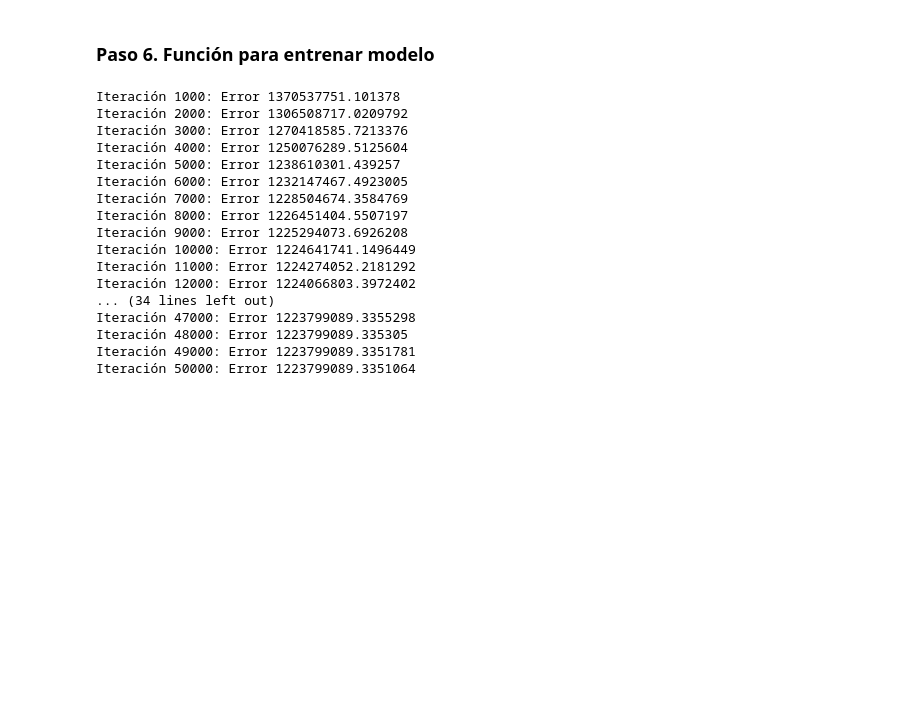
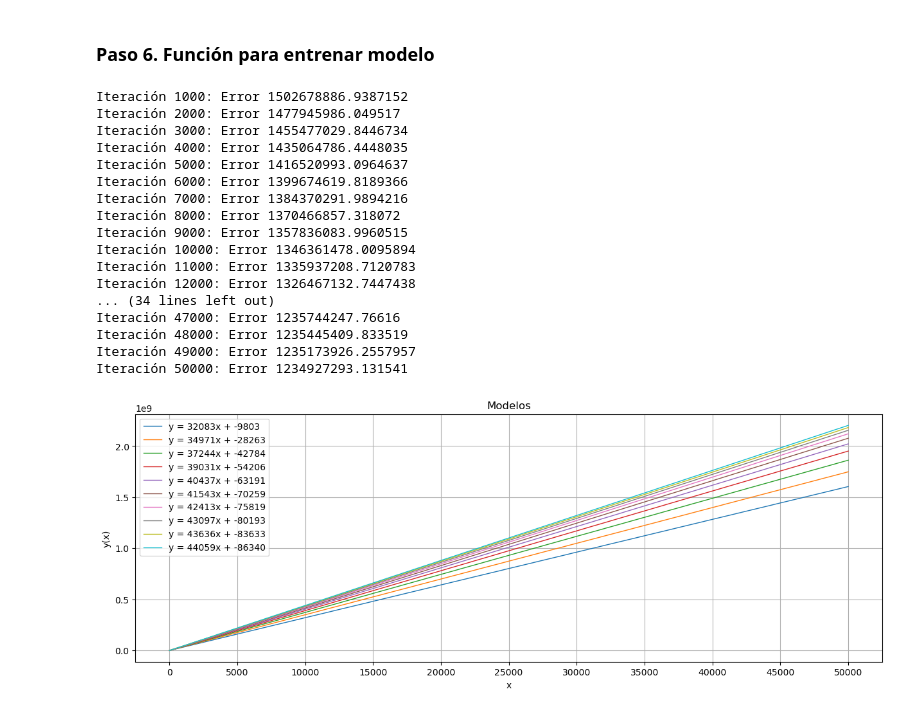
Before and after one commit to jriveramol/Proy_1_linear_regression, a Jupyter notebook: proyecto_24005123.ipynb, the cells around one changed output. Cells and saved outputs as stored; diff of their text form; code cells hidden in the pictures; blank space fills up the shorter version.

```diff
--- a/proyecto_24005123.ipynb
+++ b/proyecto_24005123.ipynb
@@ -134,8 +134,8 @@ def entrenar_modelo(x, y, epochs, imprimir_error_cada, alpha):
     vec_err = []
     ones = np.ones_like(x.reshape(-1,1))
     A = np.hstack([x.reshape(-1,1), ones])
-    b0 = 1000.0
-    b1 = 500.0#1.0
+    b0 = 10000.0
+    b1 = 5000.0
     betas = np.array([b1,b0])
     for n in range(1,epochs+1):
         y_pred = np.matmul(A, betas)
@@ -143,7 +143,7 @@ def entrenar_modelo(x, y, epochs, imprimir_error_cada, alpha):
         vec_err.append(err)
         grad = np.matmul((y_pred - y)/len(y), A)
         betas -= alpha*grad
-        iters[n] = betas
+        iters[n] = {'b1':betas[0], 'b0':betas[1]}
         if n%imprimir_error_cada == 0:
             print(f'Iteración {n}: Error {err}')
     return iters, np.array(vec_err)
@@ -150,23 +160,41 @@ def entrenar_modelo(x, y, epochs, imprimir_error_cada, alpha):
+# %%
+def plot_model(model, n=5):
+    x = np.arange(0,len(model)+1,5000)
+    plt.figure(figsize=(15,5))
+    for i in range(1,len(model)+1):
+        if i%n == 0:
+            plt.plot(x, model[i]['b1']*x + model[i]['b0'], linewidth=1, label=f"y = {model[i]['b1']:.0f}x + {model[i]['b0']:.0f}")
+    plt.title('Modelos')
+    plt.xlabel('x')
+    plt.ylabel('y(x)')
+    plt.xticks(x)
+    plt.legend()
+    plt.grid()
+    plt.show()
 # %%
 y_train_ov = training_data[:,0]
 x_train_ov = training_data[:,1]
 # %%
-entrenar_modelo(x_train_ov,y_train_ov,50000,1000,6e-3) #Error 1223799089.3351064
+overalQuadModel, OvModelError = entrenar_modelo(x_train_ov,y_train_ov,50000,1000,1e-3) #Error 1223799089.3351064
 # %% [output]
-Iteración 1000: Error 1370537751.101378
-Iteración 2000: Error 1306508717.0209792
-Iteración 3000: Error 1270418585.7213376
-Iteración 4000: Error 1250076289.5125604
-Iteración 5000: Error 1238610301.439257
-Iteración 6000: Error 1232147467.4923005
-Iteración 7000: Error 1228504674.3584769
-Iteración 8000: Error 1226451404.5507197
-Iteración 9000: Error 1225294073.6926208
-Iteración 10000: Error 1224641741.1496449
-Iteración 11000: Error 1224274052.2181292
-Iteración 12000: Error 1224066803.3972402
+Iteración 1000: Error 1502678886.9387152
+Iteración 2000: Error 1477945986.049517
+Iteración 3000: Error 1455477029.8446734
+Iteración 4000: Error 1435064786.4448035
+Iteración 5000: Error 1416520993.0964637
+Iteración 6000: Error 1399674619.8189366
+Iteración 7000: Error 1384370291.9894216
+Iteración 8000: Error 1370466857.318072
+Iteración 9000: Error 1357836083.9960515
+Iteración 10000: Error 1346361478.0095894
+Iteración 11000: Error 1335937208.7120783
+Iteración 12000: Error 1326467132.7447438
 ... (34 lines left out)
-Iteración 47000: Error 1223799089.3355298
-Iteración 48000: Error 1223799089.335305
-Iteración 49000: Error 1223799089.3351781
-Iteración 50000: Error 1223799089.3351064
+Iteración 47000: Error 1235744247.76616
+Iteración 48000: Error 1235445409.833519
+Iteración 49000: Error 1235173926.2557957
+Iteración 50000: Error 1234927293.131541
+# %%
+plot_model(overalQuadModel,5000)
+# %% [output]
+[figure, added]
```
Also changed, not shown: parts of 13 cells of this notebook.
